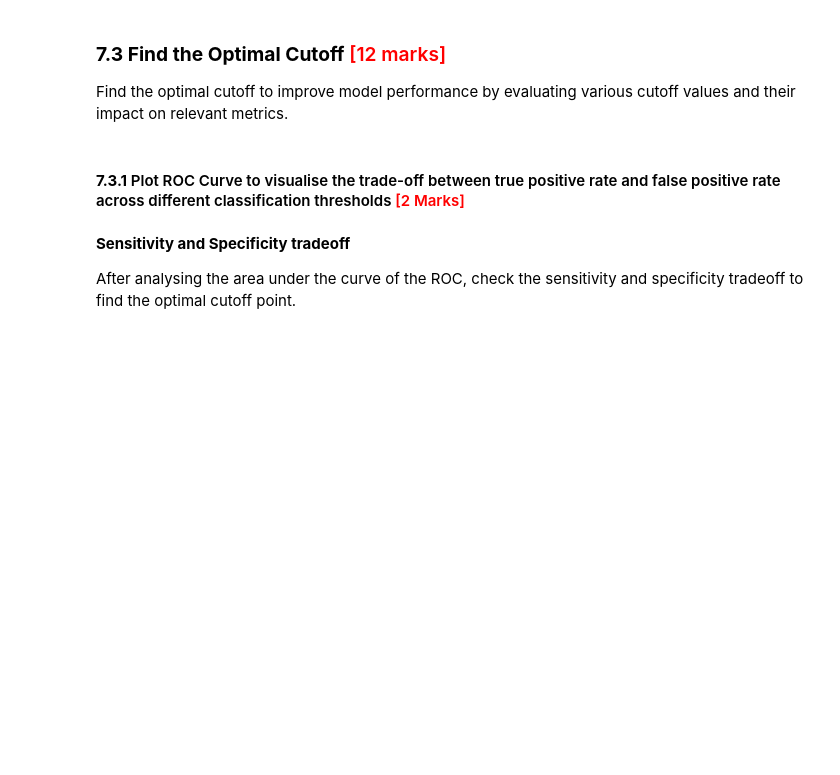
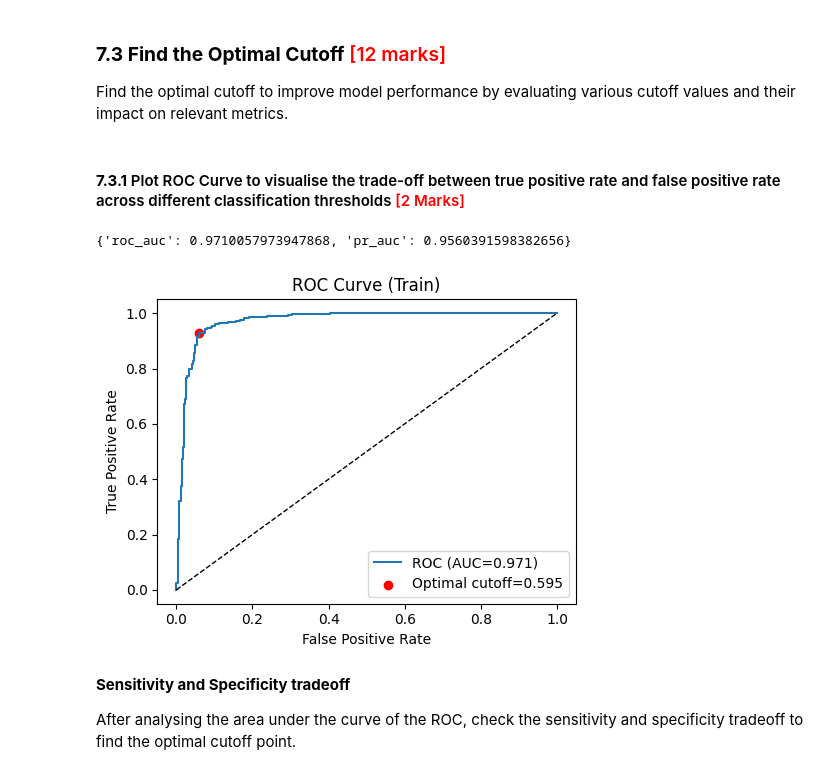
Before and after one commit to princepushparaj/UpgradMLII, a Jupyter notebook: Fraudulent_Claim_Detection_Starter.ipynb, the cells around one changed output. Saved outputs shown, nothing was run; the diff lists cells and outputs as text; code cells hidden in the pictures; blank space fills up the shorter version.

```diff
--- a/Fraudulent_Claim_Detection_Starter.ipynb
+++ b/Fraudulent_Claim_Detection_Starter.ipynb
@@ -1184,3 +1190,12 @@ Identify and select the most relevant features for building a logistic regressio
 #### **7.1.2** Perform feature selection <font color="red">[2 Mark]</font>
 # %%
 # Apply RFECV to identify the most relevant features
+rfecv = RFECV(
+    estimator=lr_base,
+    step=0.1,
+    cv=cv,
+    scoring="average_precision",
+    min_features_to_select=10,
+    n_jobs=-1
+)
+rfecv.fit(X_train_scaled, y_train_res)
@@ -1192,0 +1243,7 @@ Identify and select the most relevant features for building a logistic regressio
+# %%
+# Put columns selected by RFECV into variable 'col'
+selected_features = X_train_scaled.columns[rfecv.support_].tolist()
+print(f"RFECV selected {len(selected_features)} features")
+Xtr_sel = X_train_scaled[selected_features].copy()
+Xva_sel = X_val_scaled[selected_features].copy()
+Xtr_sel.shape, Xva_sel.shape
@@ -1205,3 +1265,11 @@ After selecting the optimal features using RFECV, utilise these features to buil
 #### **7.2.2** Fit logistic regression model <font color="red">[2 Marks]</font>
 # %%
 # Fit a logistic Regression model on X_train after adding a constant and output the summary
+lr = LogisticRegression(max_iter=2000, solver="liblinear", random_state=42)
+lr.fit(Xtr_sel, y_train_res)
+
+coef_df = pd.DataFrame({
+    "feature": Xtr_sel.columns,
+    "coef": lr.coef_[0]
+}).assign(abs_coef=lambda d: d['coef'].abs()).sort_values("abs_coef", ascending=False)
+display(coef_df.head(25))
@@ -1228,8 +1347,8 @@ Proceed to the next step if p-values and VIFs are within acceptable ranges. If y
 #### **7.2.4** Make predictions on training data <font color = "red">[1 Mark]</font>
 # %%
 # Predict the probabilities on the training data
-
 # Reshape it into an array
+proba_train_lr = lr.predict_proba(Xtr_sel)[:, 1]
 # %% [markdown]
 #### **7.2.5** Create a DataFrame that includes actual fraud reported flags, predicted probabilities, and a column indicating predicted classifications based on a cutoff value of 0.5 <font color="red">[1 Mark]</font>
 # %%
@@ -1278,6 +1432,15 @@ Find the optimal cutoff to improve model performance by evaluating various cutof
 #### **7.3.1** Plot ROC Curve  to visualise the trade-off between true positive rate and false positive rate across different classification thresholds <font color="red">[2 Marks]</font>
 # %%
 # Import libraries or function to plot the ROC curve
-
+from sklearn.metrics import roc_curve, precision_recall_curve
 
 # Define ROC function
+roc_auc_train  = roc_auc_score(y_train_res, proba_train_lr)
+pr_auc_train   = average_precision_score(y_train_res, proba_train_lr)
+
+print({
+    "roc_auc": roc_auc_train,
+    "pr_auc": pr_auc_train
+})
+# %% [output]
+{'roc_auc': 0.9710057973947868, 'pr_auc': 0.9560391598382656}
@@ -1286,3 +1447,18 @@ Find the optimal cutoff to improve model performance by evaluating various cutof
+# %%
+# Call the ROC function
+fpr, tpr, thr = roc_curve(y_train_res, proba_train_lr)
+youden = tpr - fpr
+opt_idx = int(np.argmax(youden))
+opt_cutoff = float(thr[opt_idx])
+
+plt.figure(figsize=(5,4))
+plt.plot(fpr, tpr, label=f"ROC (AUC={roc_auc_train:.3f})")
+plt.plot([0,1],[0,1],'k--', lw=1)
+plt.scatter(fpr[opt_idx], tpr[opt_idx], c="red", label=f"Optimal cutoff={opt_cutoff:.3f}")
+plt.xlabel("False Positive Rate"); plt.ylabel("True Positive Rate"); plt.title("ROC Curve (Train)")
+plt.legend(); plt.tight_layout(); plt.show()
+# %% [output]
+[figure, added]
 # %% [markdown]
 **Sensitivity and Specificity tradeoff**
 
```
Also changed, not shown: parts of 51 cells of this notebook.
